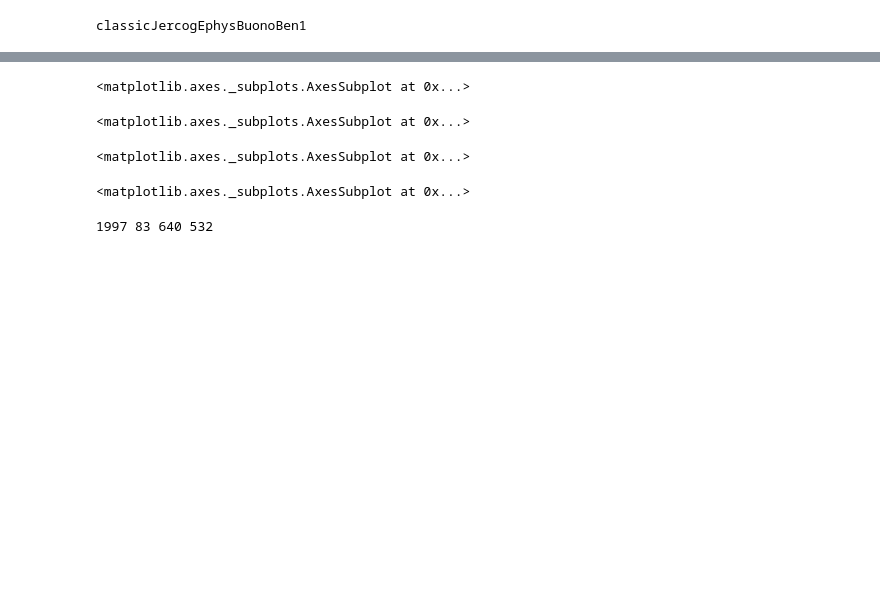
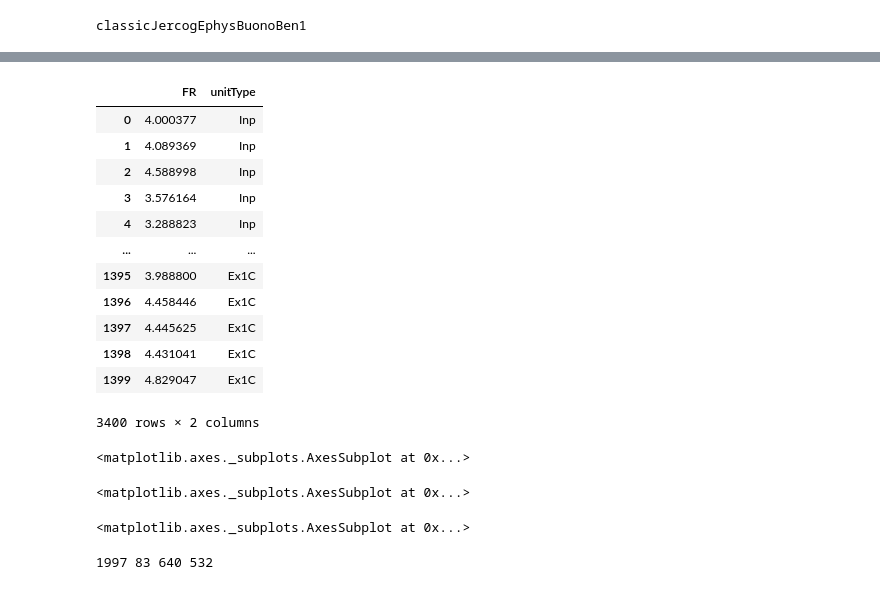
Before and after one commit to mikejseay/spiking-upstates, a Jupyter notebook: notebooks/up-poisson-plotting.ipynb, the cells around one changed output, grey strips where cells are left out. Saved outputs shown, nothing was run; the diff lists cells and outputs as text; code cells hidden in the pictures; blank space fills up the shorter version.

```diff
--- a/notebooks/up-poisson-plotting.ipynb
+++ b/notebooks/up-poisson-plotting.ipynb
@@ -137,6 +217,28 @@ frInhDF['unitType'] = 'Inh'
+# %%
+frEx1C = R.upstateFRExcUnits[:, (R.p['nUnitsToSpike'] + R.p['nUnitsSecondPopExc']):].mean(0)  # normal pop
+frEx1CHat = frEx1C.mean()
+frEx1CSTD = frEx1C.std()
+frEx1CDF = pd.DataFrame(frEx1C, columns=('FR',))
+frEx1CDF['unitType'] = 'Ex1C'
 # %%
-frDF = pd.concat((frInpDF, frEx2DF, frEx1DF, frInhDF, ))
+frDF = pd.concat((frInpDF, frEx2DF, frEx1DF, frInhDF, frEx1CDF))
 
 # frDF = pd.concat((frEx2DF, frEx1DF, frInhDF, ))
+# %%
+frDF
+# %% [output]
+|  | FR | unitType |
+| 0 | 4.000377 | Inp |
+| 1 | 4.089369 | Inp |
+| 2 | 4.588998 | Inp |
+| 3 | 3.576164 | Inp |
+| 4 | 3.288823 | Inp |
+| ... | ... | ... |
+| 1395 | 3.988800 | Ex1C |
+| 1396 | 4.458446 | Ex1C |
+| 1397 | 4.445625 | Ex1C |
+| 1398 | 4.431041 | Ex1C |
+| 1399 | 4.829047 | Ex1C |
+3400 rows × 2 columns
 # %%
 # Create an array with the colors you want to use
@@ -144,11 +251,11 @@ colors = ["#006400", "#90EE90"]
 # Set your custom color palette
 customPalette = sns.set_palette(sns.color_palette(colors))
 # %%
-f, ax = plt.subplots()
+f, ax = plt.subplots(figsize=(3.25, 4))
+# sns.violinplot(x='unitType', y='FR', data=frDF, width=.6, palette=customPalette, order=('Ex1C', 'Ex1', 'Ex2'))
 sns.violinplot(x='unitType', y='FR', data=frDF, width=.6, palette=customPalette, order=('Ex1', 'Ex2'))
 # sns.stripplot(x="unitType", y="FR", data=frDF, size=4, color=".3", linewidth=0)
+f.savefig('benEphys3Violin.pdf', transparent=True)
-# %% [output]
-<matplotlib.axes._subplots.AxesSubplot at 0x...>
 # %%
 sns.swarmplot(x='unitType', y='FR', size=1.5, color='k', data=frDF, order=('Ex1', 'Ex2'))
 # %% [output]
```
Also changed, not shown: parts of 21 cells of this notebook, 27 other files.
